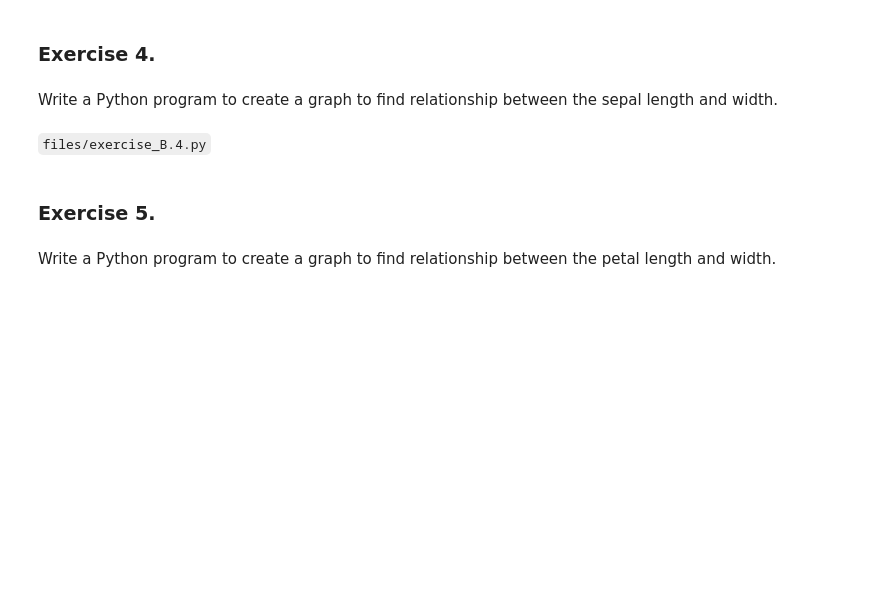
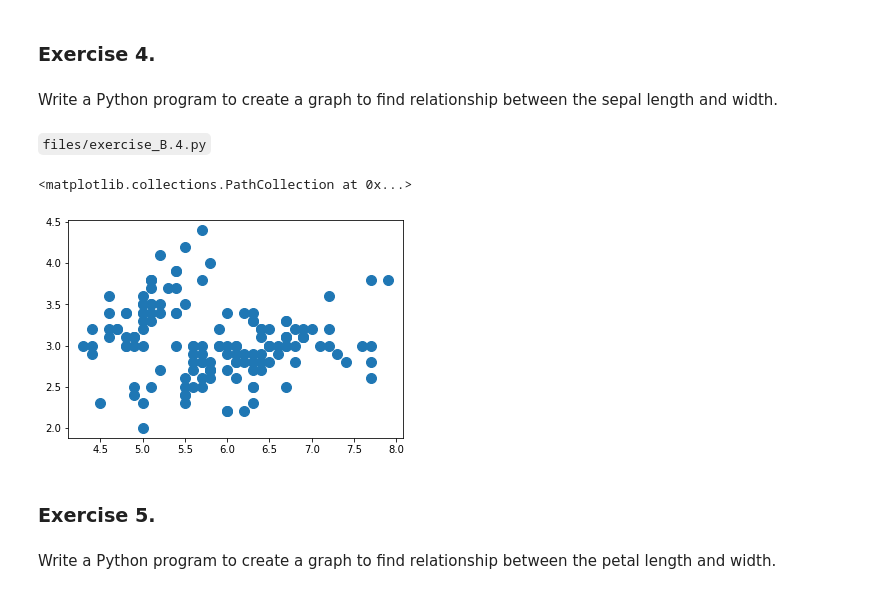
Before and after one commit to enriquekn27/WhirlwindOfPython, a Jupyter notebook: datascience/python/12_mod_scikitlearn/06-PracticeExercises.ipynb, the cells around one changed output. Drawn from its saved outputs; the diff is of its cells as text; code cells hidden in the pictures; blank space fills up the shorter version.

````diff
--- a/datascience/python/12_mod_scikitlearn/06-PracticeExercises.ipynb
+++ b/datascience/python/12_mod_scikitlearn/06-PracticeExercises.ipynb
@@ -265,6 +265,15 @@ Write a Python program to create a Pie plot to get the frequency of the three sp
  Write a Python program to create a graph to find relationship between the sepal length and width.
 # %% [markdown]
 ```files/exercise_B.4.py```
+# %%
+#fig=sns.jointplot('sepal_length',y='sepal_width',data=dataset)
+
+#dataset.plot(kind ="scatter",x ='sepal_length',y ='sepal_width', c='orange')
+plt.scatter(x=dataset['sepal_length'],y=dataset['sepal_width'],s=100)
+#the difference between .plot and .scatter is that .scatter allows more manipluation to the fields.
+# %% [output]
+<matplotlib.collections.PathCollection at 0x...>
+[figure, added]
 # %% [markdown]
 ### Exercise 5.
 # %% [markdown]
````
Also changed, not shown: parts of 22 cells of this notebook, 4 other files.
